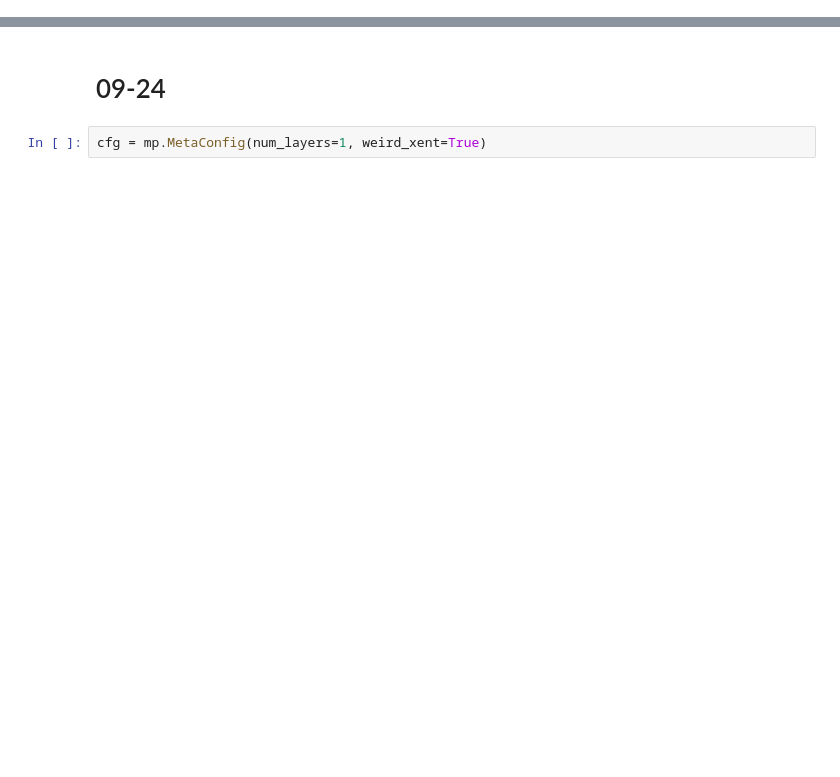
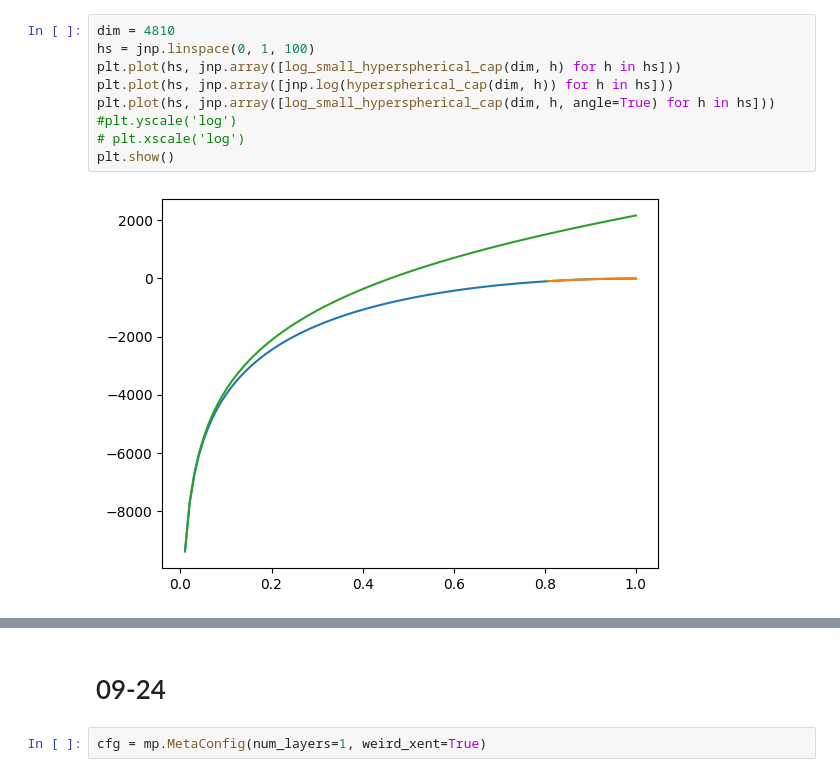
Before and after one commit to EleutherAI/basin-volume, a Jupyter notebook: mp_typical.ipynb, the cells around one changed output, grey strips where cells are left out. Drawn from its saved outputs; the diff is of its cells as text; blank space fills up the shorter version.

```diff
--- a/mp_typical.ipynb
+++ b/mp_typical.ipynb
@@ -10,0 +277,11 @@ reload(mp)
+# %%
+dim = 4810
+hs = jnp.linspace(0, 1, 100)
+plt.plot(hs, jnp.array([log_small_hyperspherical_cap(dim, h) for h in hs]))
+plt.plot(hs, jnp.array([jnp.log(hyperspherical_cap(dim, h)) for h in hs]))
+plt.plot(hs, jnp.array([log_small_hyperspherical_cap(dim, h, angle=True) for h in hs]))
+#plt.yscale('log')
+# plt.xscale('log')
+plt.show()
+# %% [output]
+[figure, added]
```
Also changed, not shown: parts of 50 cells of this notebook.
